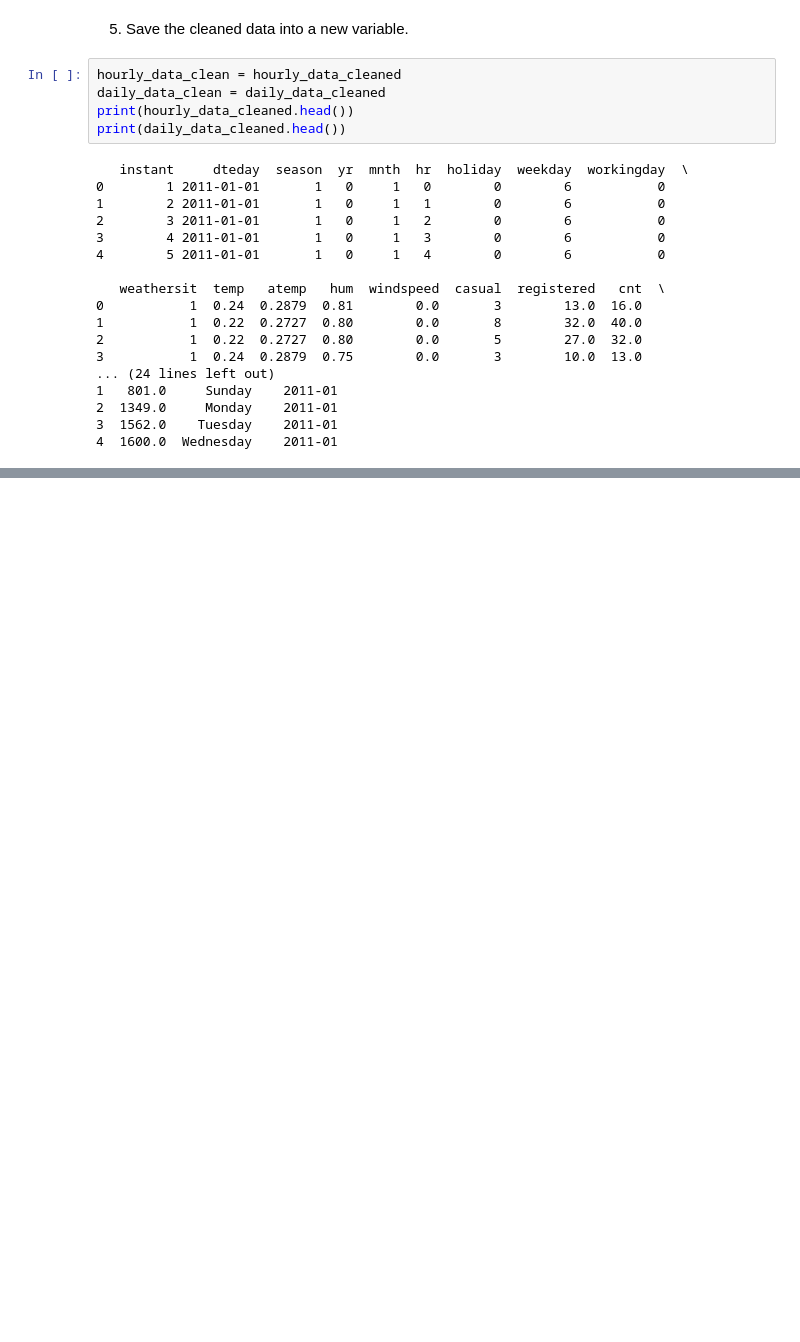
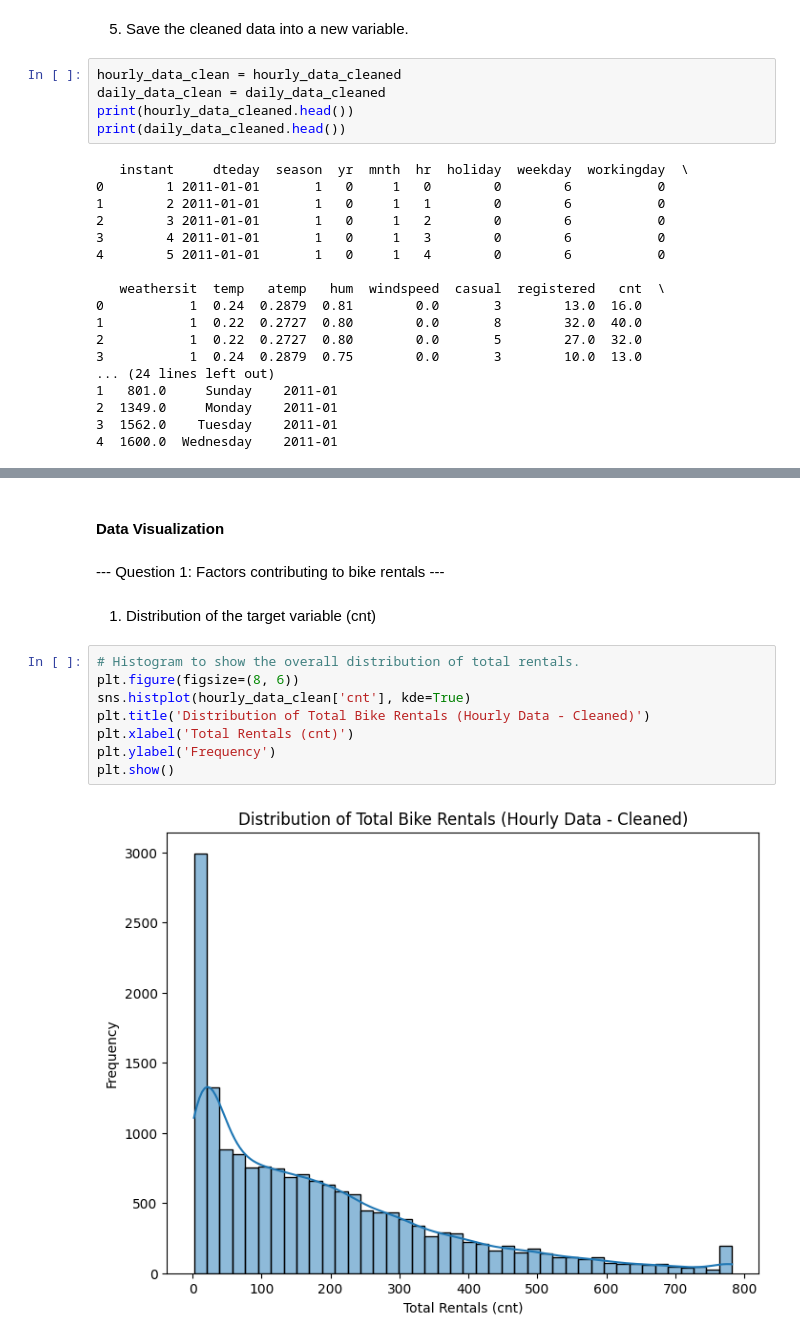
Before and after one commit to farismnrr/data_analyst_bike_sharing, a Jupyter notebook: bike_sharing.ipynb, the cells around one changed output, grey strips where cells are left out. Saved outputs shown, nothing was run; the diff lists cells and outputs as text; blank space fills up the shorter version.

Commit message:
Update bike_sharing.ipynb and finishing the data analyses

```diff
--- a/bike_sharing.ipynb
+++ b/bike_sharing.ipynb
@@ -413,0 +532,16 @@ print(daily_data_cleaned.head())
+# %% [markdown]
+#### Data Visualization
+# %% [markdown]
+--- Question 1: Factors contributing to bike rentals ---
+# %% [markdown]
+1. Distribution of the target variable (cnt)
+# %%
+# Histogram to show the overall distribution of total rentals.
+plt.figure(figsize=(8, 6))
+sns.histplot(hourly_data_clean['cnt'], kde=True)
+plt.title('Distribution of Total Bike Rentals (Hourly Data - Cleaned)')
+plt.xlabel('Total Rentals (cnt)')
+plt.ylabel('Frequency')
+plt.show()
+# %% [output]
+[figure, added]
```
Also changed, not shown: parts of 71 cells of this notebook.
